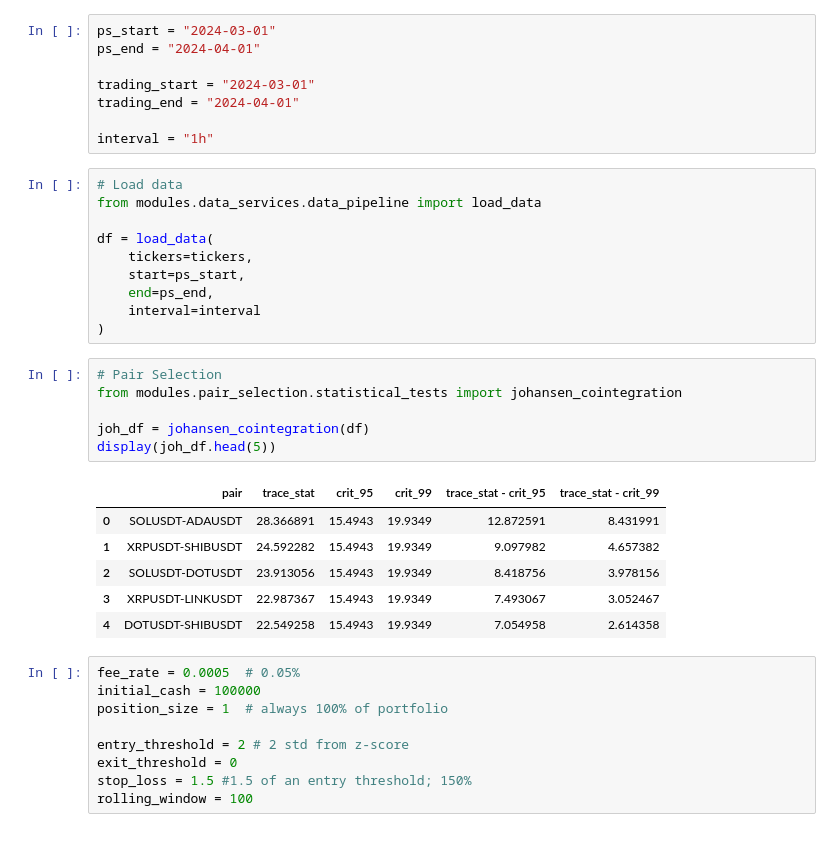
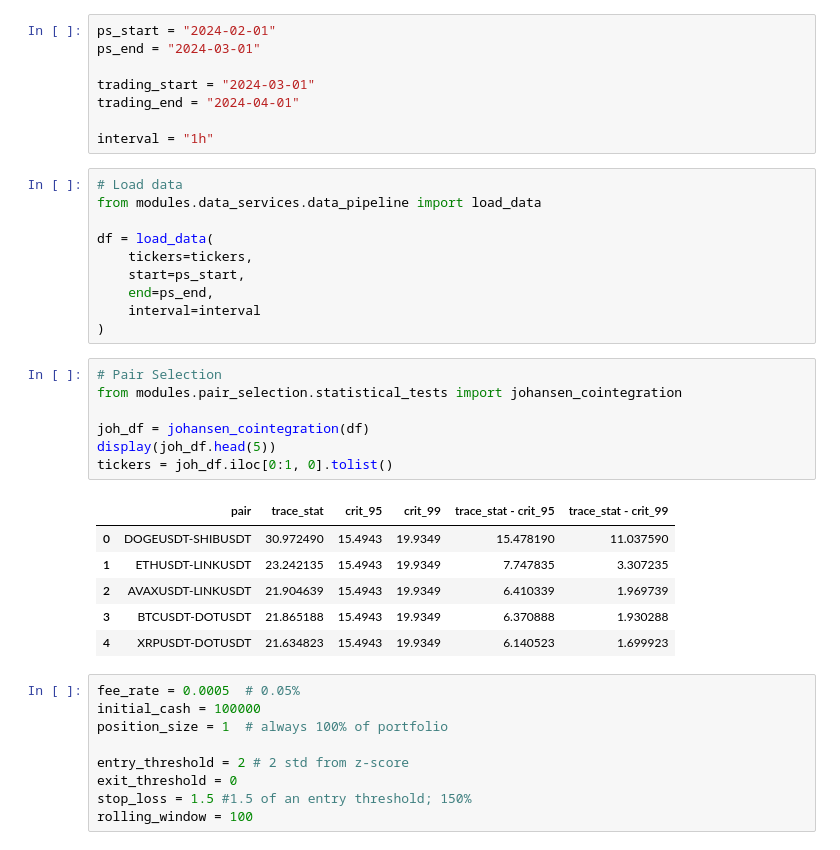
Before and after one commit to damianlebiedz/research-paper, a Jupyter notebook: notebooks/strategy.ipynb, the cells around one changed output. Cells and saved outputs as stored; diff of their text form.

```diff
--- a/notebooks/strategy.ipynb
+++ b/notebooks/strategy.ipynb
@@ -9,8 +9,8 @@ from IPython.display import display
 tickers = ["BTCUSDT", "ETHUSDT", "BNBUSDT", "SOLUSDT", "XRPUSDT", "ADAUSDT", "AVAXUSDT", "DOGEUSDT", "TRXUSDT",
            "DOTUSDT", "LINKUSDT", "SHIBUSDT", "LTCUSDT", "BCHUSDT", "UNIUSDT"]
 # %%
-ps_start = "2024-03-01"
-ps_end = "2024-04-01"
+ps_start = "2024-02-01"
+ps_end = "2024-03-01"
 
 trading_start = "2024-03-01"
 trading_end = "2024-04-01"
@@ -29,16 +29,17 @@ df = load_data(
 # %%
 # Pair Selection
 from modules.pair_selection.statistical_tests import johansen_cointegration
 
 joh_df = johansen_cointegration(df)
 display(joh_df.head(5))
+tickers = joh_df.iloc[0:1, 0].tolist()
 # %% [output]
 |  | pair | trace_stat | crit_95 | crit_99 | trace_stat - crit_95 | trace_stat - crit_99 |
-| 0 | SOLUSDT-ADAUSDT | 28.366891 | 15.4943 | 19.9349 | 12.872591 | 8.431991 |
-| 1 | XRPUSDT-SHIBUSDT | 24.592282 | 15.4943 | 19.9349 | 9.097982 | 4.657382 |
-| 2 | SOLUSDT-DOTUSDT | 23.913056 | 15.4943 | 19.9349 | 8.418756 | 3.978156 |
-| 3 | XRPUSDT-LINKUSDT | 22.987367 | 15.4943 | 19.9349 | 7.493067 | 3.052467 |
-| 4 | DOTUSDT-SHIBUSDT | 22.549258 | 15.4943 | 19.9349 | 7.054958 | 2.614358 |
+| 0 | DOGEUSDT-SHIBUSDT | 30.972490 | 15.4943 | 19.9349 | 15.478190 | 11.037590 |
+| 1 | ETHUSDT-LINKUSDT | 23.242135 | 15.4943 | 19.9349 | 7.747835 | 3.307235 |
+| 2 | AVAXUSDT-LINKUSDT | 21.904639 | 15.4943 | 19.9349 | 6.410339 | 1.969739 |
+| 3 | BTCUSDT-DOTUSDT | 21.865188 | 15.4943 | 19.9349 | 6.370888 | 1.930288 |
+| 4 | XRPUSDT-DOTUSDT | 21.634823 | 15.4943 | 19.9349 | 6.140523 | 1.699923 |
 # %%
 fee_rate = 0.0005  # 0.05%
 initial_cash = 100000
```
Also changed, not shown: parts of 5 cells of this notebook, 5 other files.
